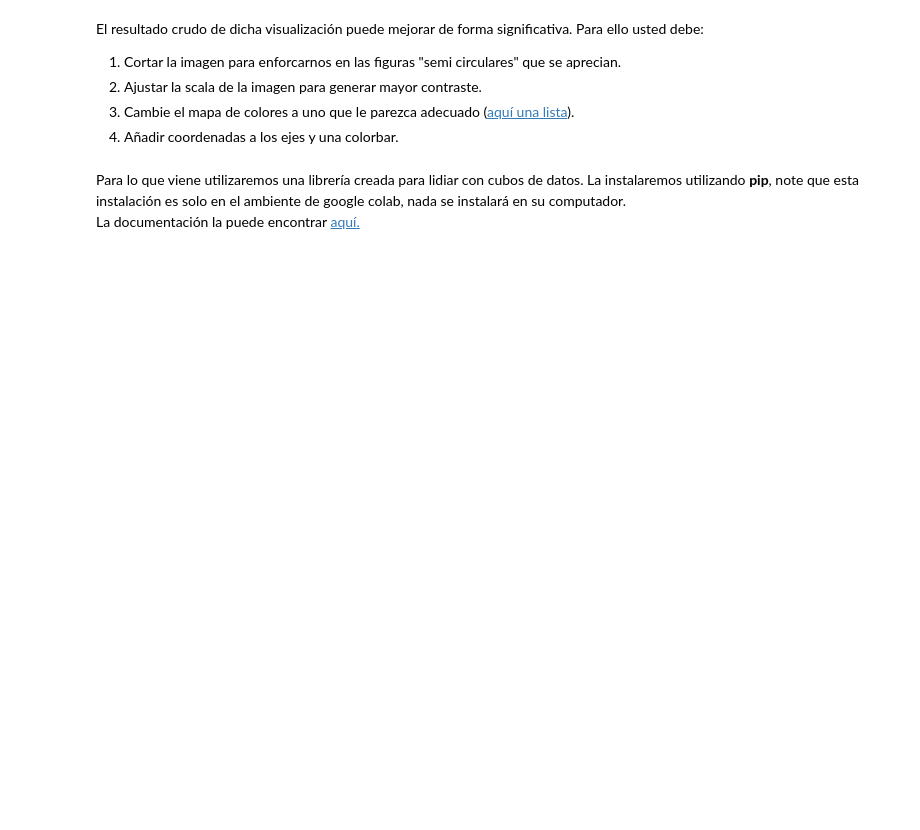
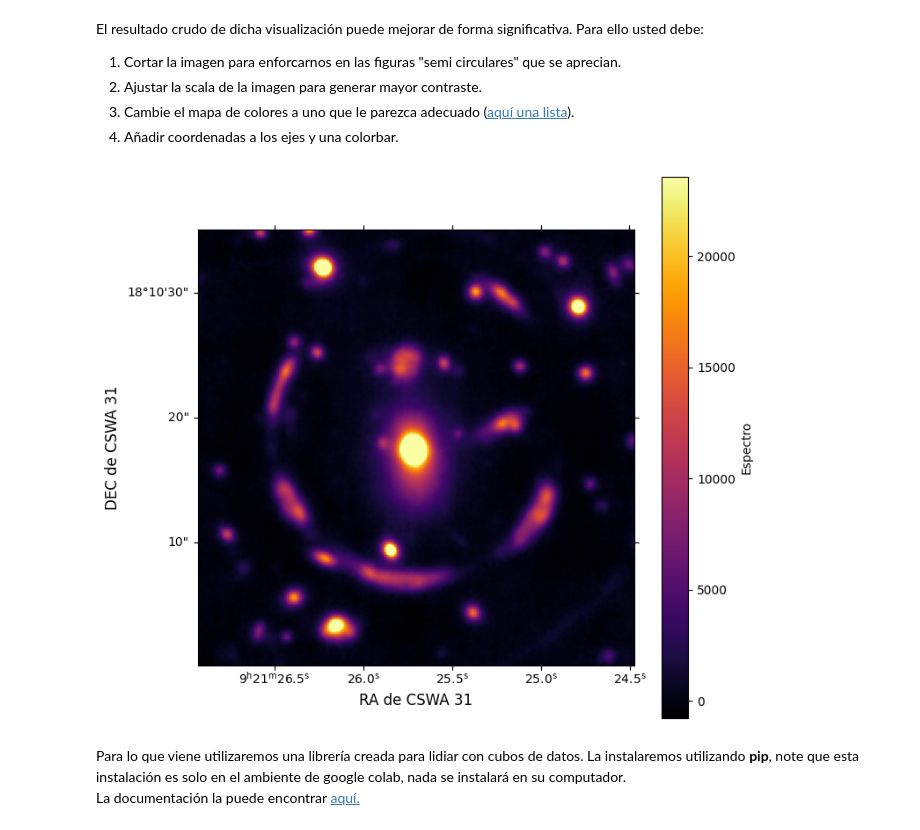
Before and after one commit to AstroOlguin/Tarea-4, a Jupyter notebook: Tarea4.ipynb, the cells around one changed output. Drawn from its saved outputs; the diff is of its cells as text; code cells hidden in the pictures; blank space fills up the shorter version.

```diff
--- a/Tarea4.ipynb
+++ b/Tarea4.ipynb
@@ -157,11 +161,30 @@ Para ello usted debe:
 # %%
 # Solución
 from astropy.wcs import WCS
 # Utilice el siguiente wcs para añadir las coordenadas a su visualización.
 wcs = WCS(cubo[1].header)
 wcs = wcs[0,:,:]
 
 # Haga su gráfico a continuación:
+
+value = 0.3
+percentiles = np.nanpercentile(white_light_image.flatten(), [value, 100-value ])
+plt.figure(figsize=(8,8))
+
+plt.subplot(projection= wcs)
+plt.imshow(white_light_image, cmap = 'inferno')
+plt.clim(percentiles[0], percentiles[1])
+plt.colorbar(label='Espectro')
+
+plt.xlabel('RA de CSWA 31', fontsize = 12)
+plt.ylabel('DEC de CSWA 31', fontsize = 12)
+
+plt.xlim(75,250)
+plt.ylim(75,250)
+
+plt.show()
+# %% [output]
+[figure, added]
 # %% [markdown]
 Para lo que viene utilizaremos una librería creada para lidiar con cubos de datos.
 La instalaremos utilizando **pip**, note que esta instalación es solo en el ambiente de google colab, nada se instalará en su computador.
```
Also changed, not shown: parts of 6 cells of this notebook.
